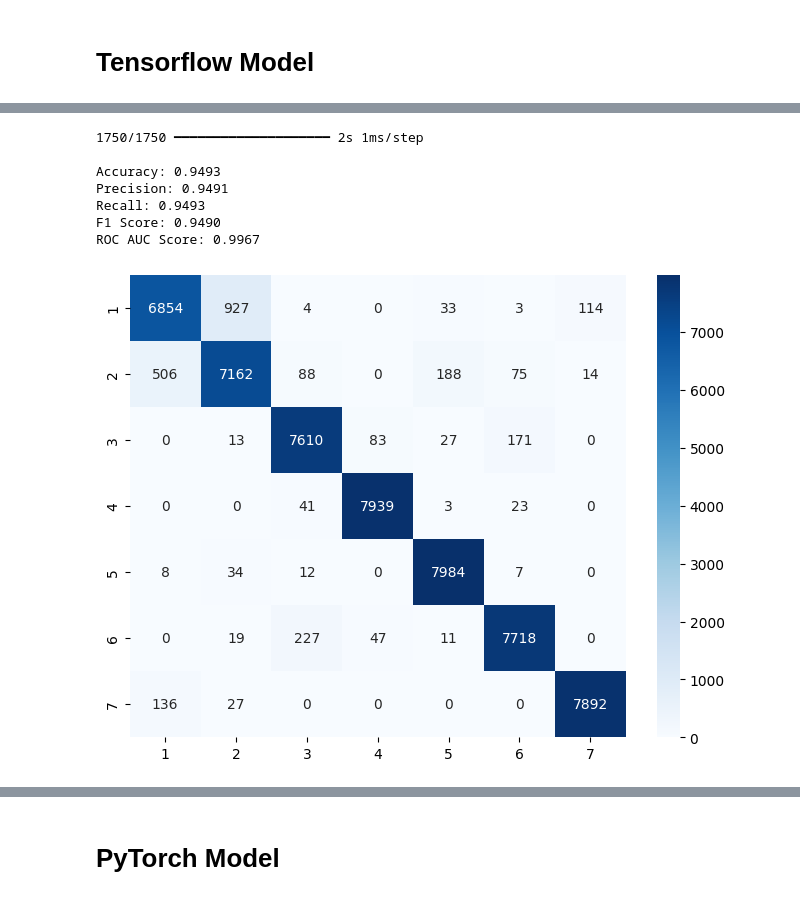
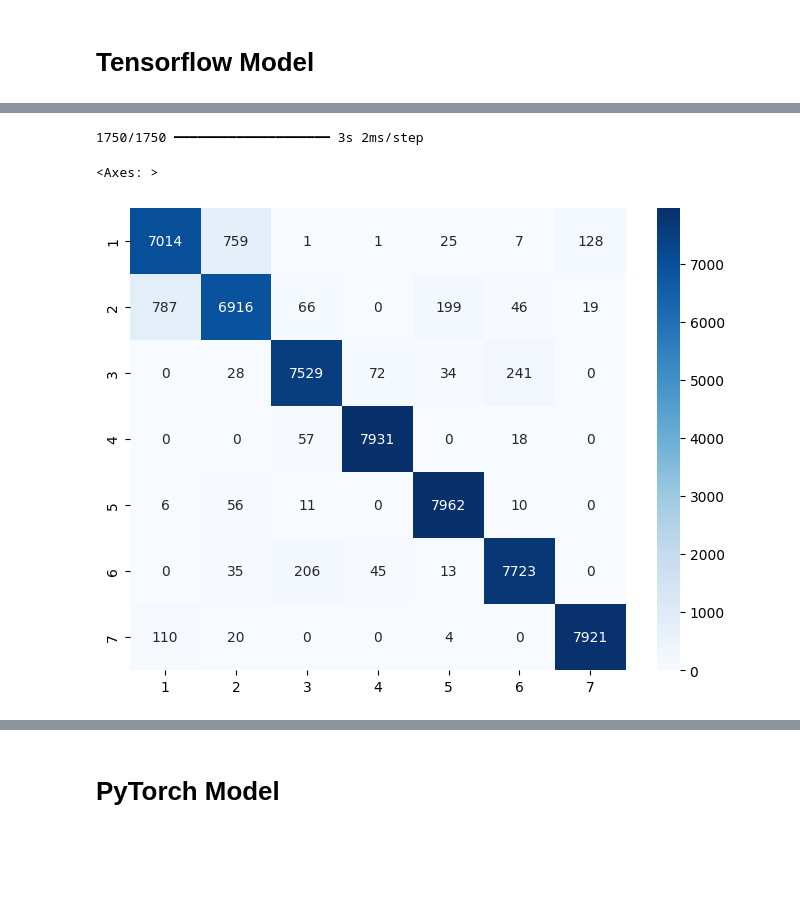
Before and after one commit to hsnbnaa/deep-learning-is-easy, a Jupyter notebook: Week 2/Google Colab/Tugas_week_2_Deep_Learning.ipynb, the cells around one changed output, grey strips where cells are left out. Cells and saved outputs as stored; diff of their text form; code cells hidden in the pictures; blank space fills up the shorter version.

```diff
--- a/Week 2/Google Colab/Tugas_week_2_Deep_Learning.ipynb
+++ b/Week 2/Google Colab/Tugas_week_2_Deep_Learning.ipynb
@@ -549,28 +621,23 @@ Epoch 72/100
 # %%
 y_pred_probs = tf_model.predict(X_test)
 y_pred = np.argmax(y_pred_probs, axis=1)
 
 y_pred = y_pred + 1
 y_test = y_test + 1
 
 cm = confusion_matrix(y_test, y_pred)
 
-acc = accuracy_score(y_test, y_pred)
-precision = precision_score(y_test, y_pred, average='weighted')
-recall = recall_score(y_test, y_pred, average='weighted')
-f1 = f1_score(y_test, y_pred, average='weighted')
-roc_auc = roc_auc_score(y_test, y_pred_probs, multi_class='ovr')
+tf_acc = accuracy_score(y_test, y_pred)
+tf_precision = precision_score(y_test, y_pred, average='weighted')
+tf_recall = recall_score(y_test, y_pred, average='weighted')
+tf_f1 = f1_score(y_test, y_pred, average='weighted')
+tf_roc_auc = roc_auc_score(y_test, y_pred_probs, multi_class='ovr')
 # Visualisasi dengan Seaborn
 plt.figure(figsize=(8,6))
 sns.heatmap(cm, annot=True, fmt='d', cmap='Blues', xticklabels=np.unique(y_test), yticklabels=np.unique(y_test))
 
-print(f"\nAccuracy: {acc:.4f}\nPrecision: {precision:.4f}\nRecall: {recall:.4f}\nF1 Score: {f1:.4f}\nROC AUC Score: {roc_auc:.4f}")
+# print(f"\nAccuracy: {acc:.4f}\nPrecision: {precision:.4f}\nRecall: {recall:.4f}\nF1 Score: {f1:.4f}\nROC AUC Score: {roc_auc:.4f}")
 # %% [output]
-1750/1750 ━━━━━━━━━━━━━━━━━━━━ 2s 1ms/step
-
-Accuracy: 0.9493
-Precision: 0.9491
-Recall: 0.9493
-F1 Score: 0.9490
-ROC AUC Score: 0.9967
+1750/1750 ━━━━━━━━━━━━━━━━━━━━ 3s 2ms/step
+<Axes: >
-[figure, old version]
+[figure, new version]
```
Also changed, not shown: parts of 26 cells of this notebook.
